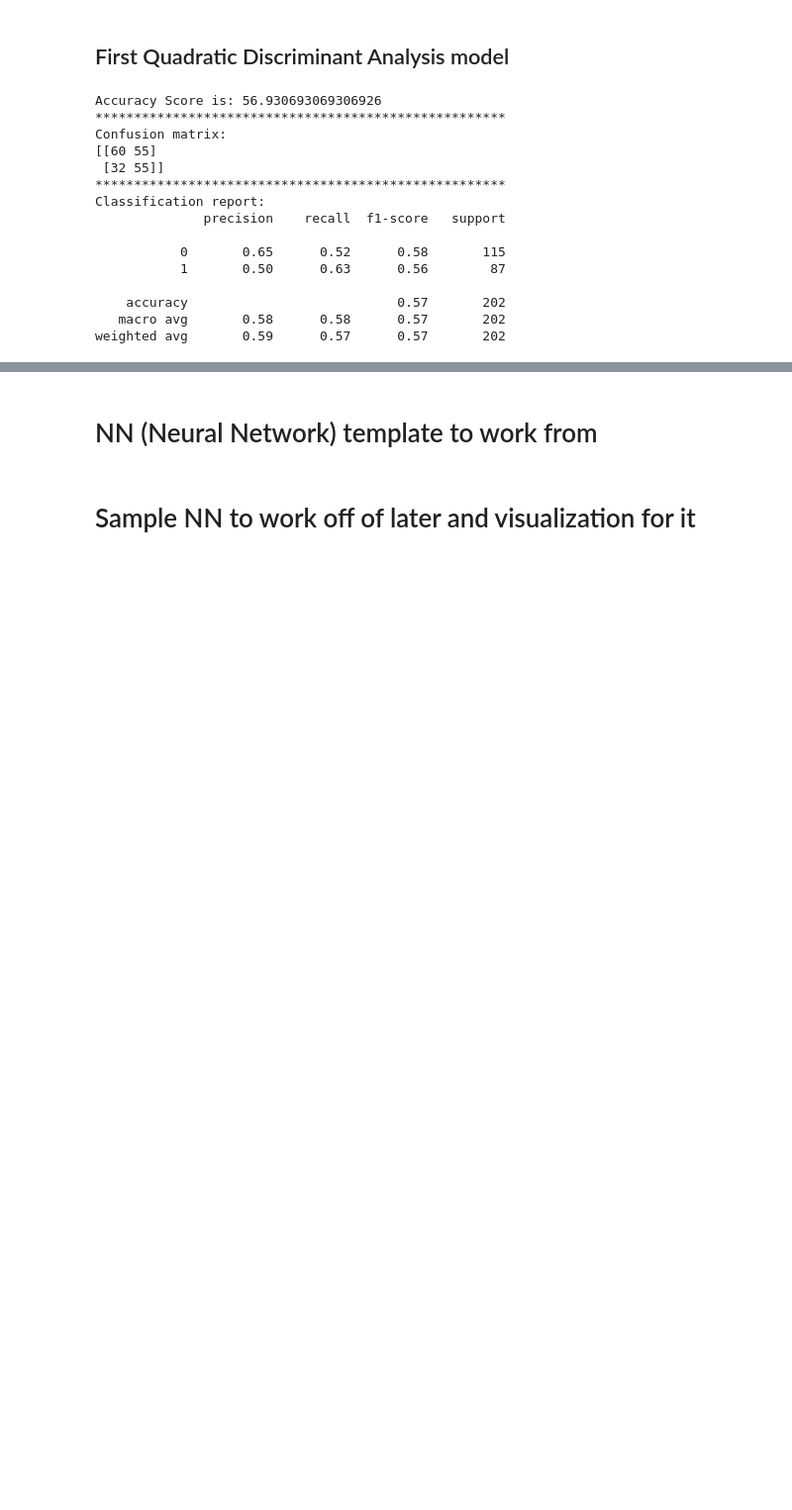
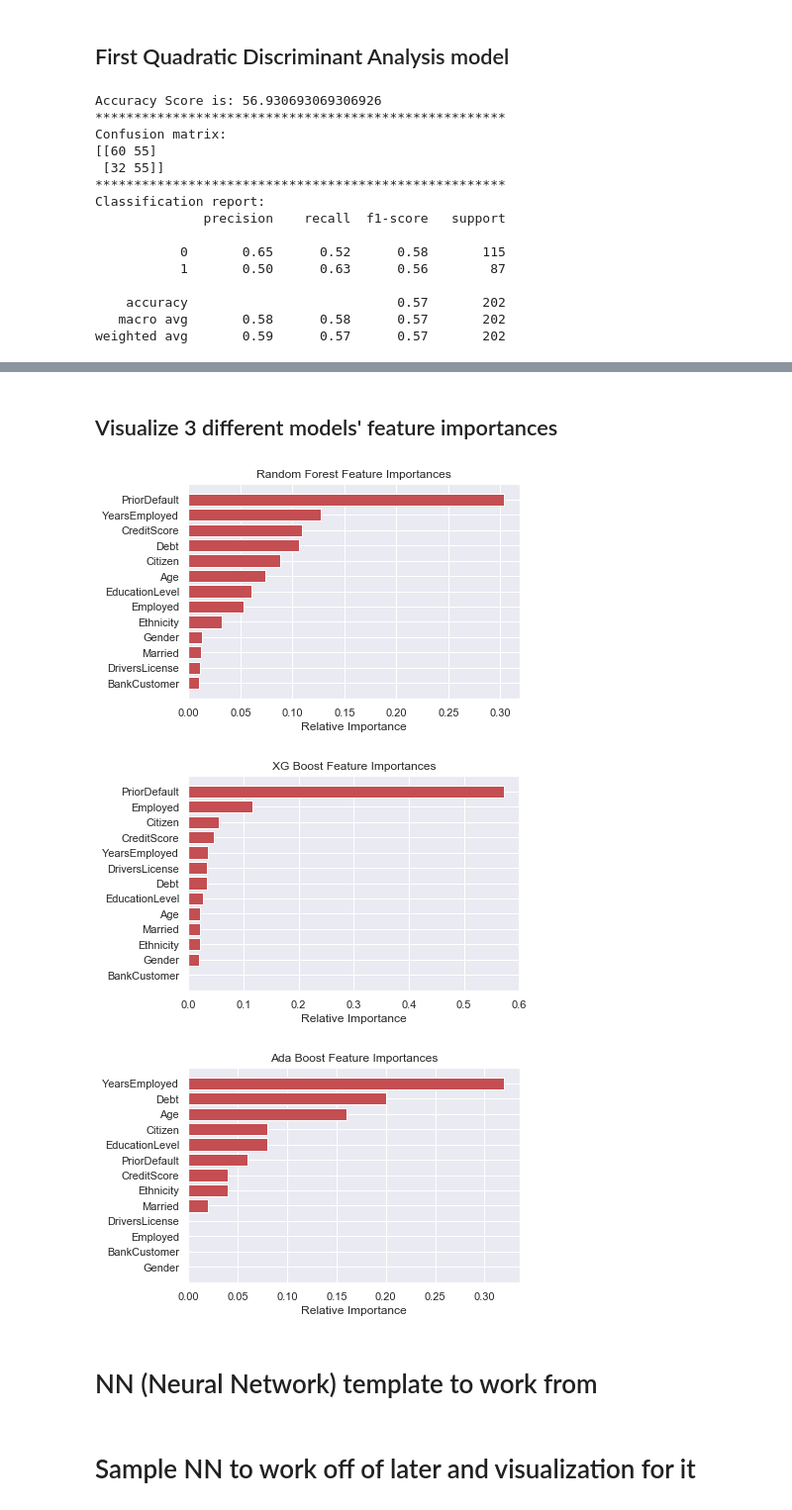
Before and after one commit to calvintirrell/Capstone_Credit_Card_Classification, a Jupyter notebook: notebook/capstone_v1.ipynb, the cells around one changed output, grey strips where cells are left out. Shown at 99% size. Saved outputs shown, nothing was run; the diff lists cells and outputs as text; code cells hidden in the pictures; blank space fills up the shorter version.

```diff
--- a/notebook/capstone_v1.ipynb
+++ b/notebook/capstone_v1.ipynb
@@ -622,0 +662,20 @@ weighted avg       0.59      0.57      0.57       202
+# %%
+def feature_imp_viz(model):
+    features = data2.columns
+    importances = model.feature_importances_
+    indices = np.argsort(importances)
+
+    model_name = 'model_name'
+
+    if model == rf:
+        model_name = 'Random Forest'
+    elif model == xgb:
+        model_name = 'XG Boost'
+    else:
+        model_name = 'Ada Boost'
+
+    plt.title(model_name + ' Feature Importances')
+    plt.barh(range(len(indices)), importances[indices], color = 'r', align = 'center')
+    plt.yticks(range(len(indices)), [features[i] for i in indices])
+    plt.xlabel('Relative Importance')
+    plt.show()
@@ -623,3 +712,13 @@ weighted avg       0.59      0.57      0.57       202
+# %% [markdown]
+## Visualize 3 different models' feature importances
+# %%
+models = [rf, xgb, ada]
+for model in models:
+    feature_imp_viz(model)
+# %% [output]
+[figure, added]
+[figure, added]
+[figure, added]
 # %% [markdown]
 # NN (Neural Network) template to work from
 # %%
```
Also changed, not shown: parts of 8 cells of this notebook.
